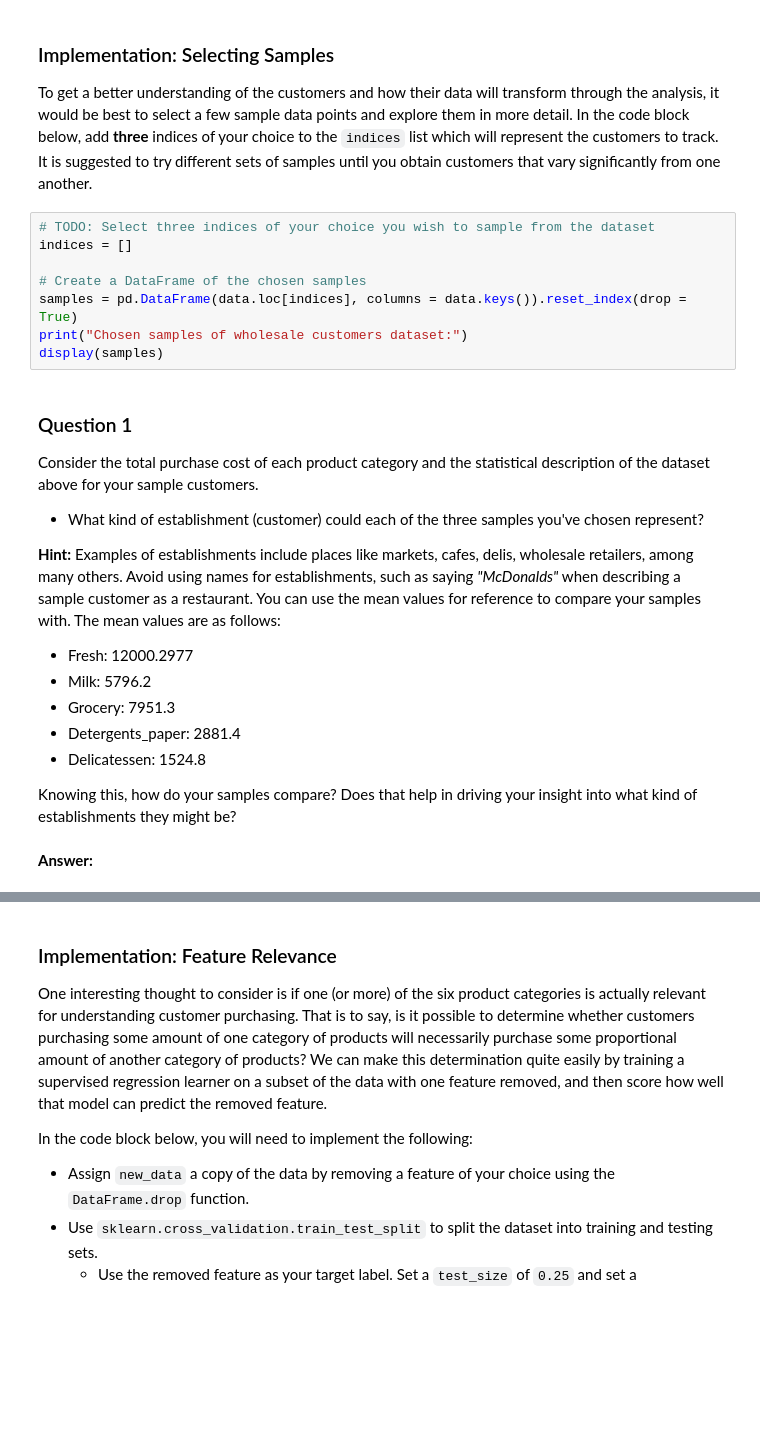
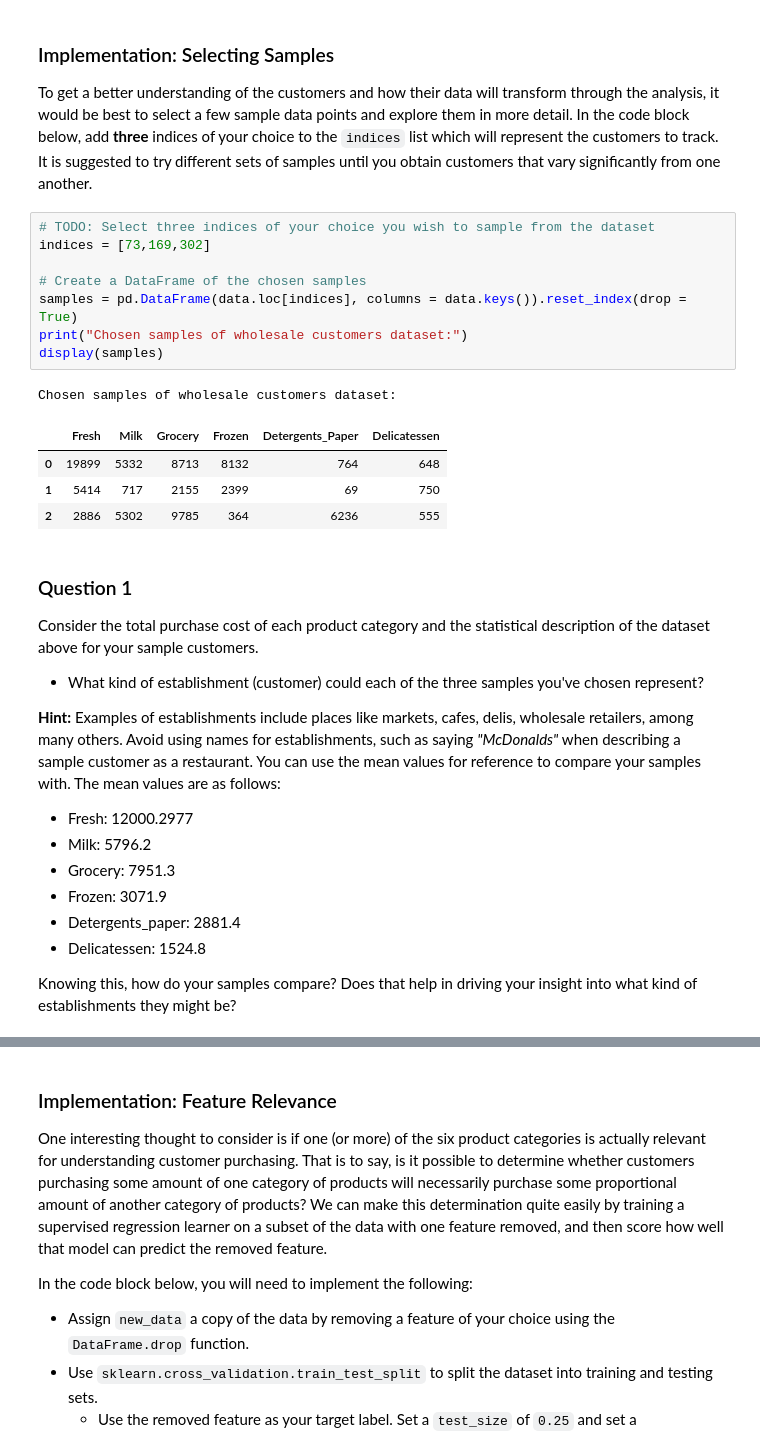
Before and after one commit to alexerfurt/machine-learning, a Jupyter notebook: projects/customer_segments/customer_segments.ipynb, the cells around one changed output, grey strips where cells are left out. Saved outputs shown, nothing was run; the diff lists cells and outputs as text; blank space fills up the shorter version.

```diff
--- a/projects/customer_segments/customer_segments.ipynb
+++ b/projects/customer_segments/customer_segments.ipynb
@@ -50,12 +60,18 @@ display(data.describe())
 To get a better understanding of the customers and how their data will transform through the analysis, it would be best to select a few sample data points and explore them in more detail. In the code block below, add **three** indices of your choice to the `indices` list which will represent the customers to track. It is suggested to try different sets of samples until you obtain customers that vary significantly from one another.
 # %%
 # TODO: Select three indices of your choice you wish to sample from the dataset
-indices = []
+indices = [73,169,302]
 
 # Create a DataFrame of the chosen samples
 samples = pd.DataFrame(data.loc[indices], columns = data.keys()).reset_index(drop = True)
 print("Chosen samples of wholesale customers dataset:")
 display(samples)
+# %% [output]
+Chosen samples of wholesale customers dataset:
+|  | Fresh | Milk | Grocery | Frozen | Detergents_Paper | Delicatessen |
+| 0 | 19899 | 5332 | 8713 | 8132 | 764 | 648 |
+| 1 | 5414 | 717 | 2155 | 2399 | 69 | 750 |
+| 2 | 2886 | 5302 | 9785 | 364 | 6236 | 555 |
 # %% [markdown]
 ### Question 1
 Consider the total purchase cost of each product category and the statistical description of the dataset above for your sample customers.
@@ -67,9 +83,8 @@ Consider the total purchase cost of each product category and the statistical de
 * Fresh: 12000.2977
 * Milk: 5796.2
 * Grocery: 7951.3
+* Frozen: 3071.9
 * Detergents_paper: 2881.4
 * Delicatessen: 1524.8
 
 Knowing this, how do your samples compare? Does that help in driving your insight into what kind of establishments they might be?
-# %% [markdown]
-**Answer:**
```
Also changed, not shown: parts of 9 cells of this notebook, 1 other file.
